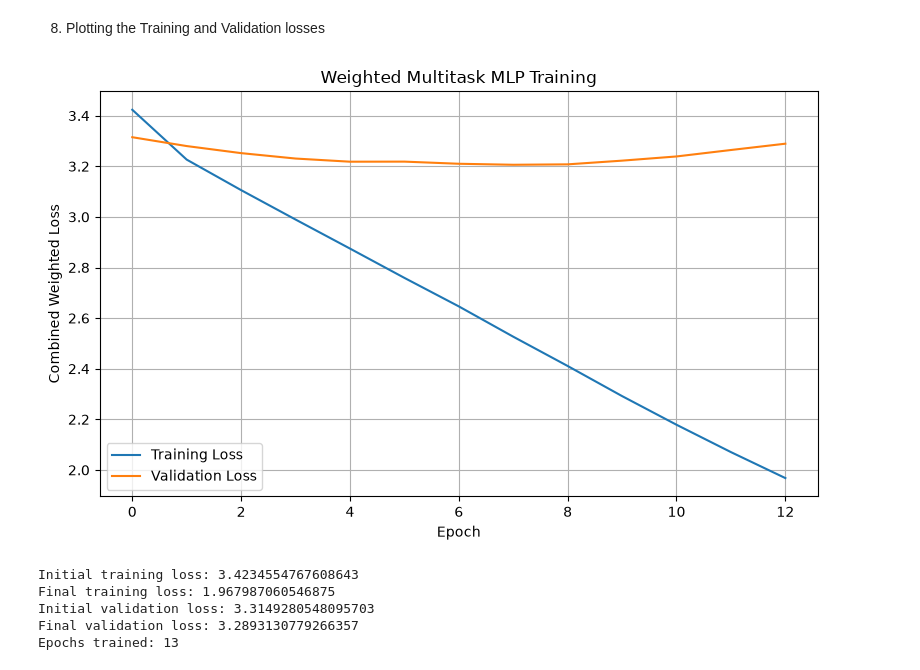
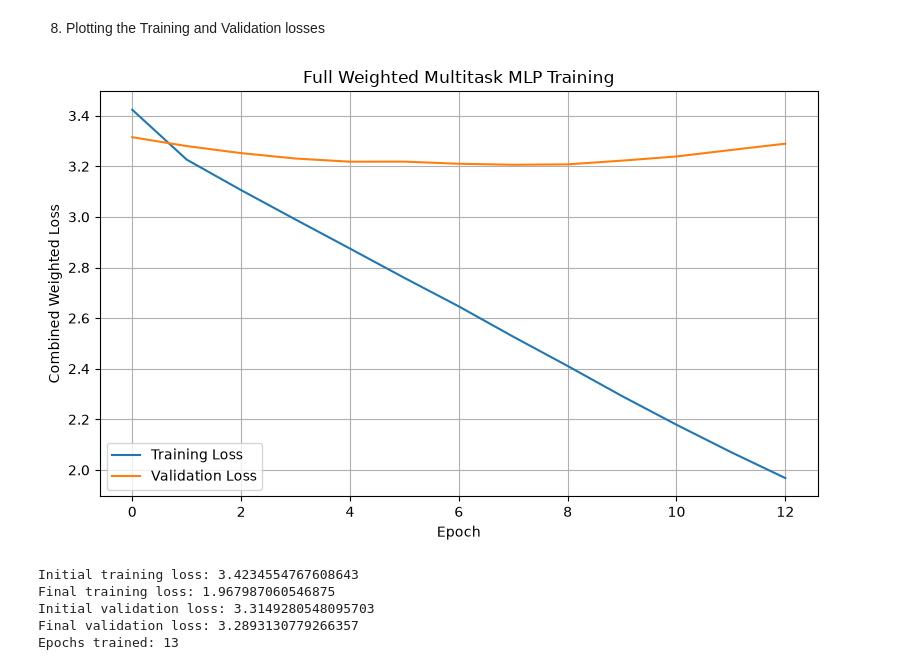
Before and after one commit to moonemal/4AL3, a Jupyter notebook: model_implementation.ipynb, the cells around one changed output. Saved outputs shown, nothing was run; the diff lists cells and outputs as text; code cells hidden in the pictures.

```diff
--- a/model_implementation.ipynb
+++ b/model_implementation.ipynb
@@ -274,25 +274,25 @@ Epoch 13/50
 # %%
 plt.figure(figsize=(8, 5))
 
 plt.plot(
     weighted_history.history["loss"],
     label="Training Loss"
 )
 
 plt.plot(
     weighted_history.history["val_loss"],
     label="Validation Loss"
 )
 
 plt.xlabel("Epoch")
 plt.ylabel("Combined Weighted Loss")
-plt.title("Weighted Multitask MLP Training")
+plt.title("Full Weighted Multitask MLP Training")
 plt.legend()
 plt.grid(True)
 plt.tight_layout()
 plt.show()
 # %% [output]
-[figure, old version]
+[figure, new version]
 # %%
 print("Initial training loss:",
       weighted_history.history["loss"][0])
```
Also changed, not shown: 2 other files.
